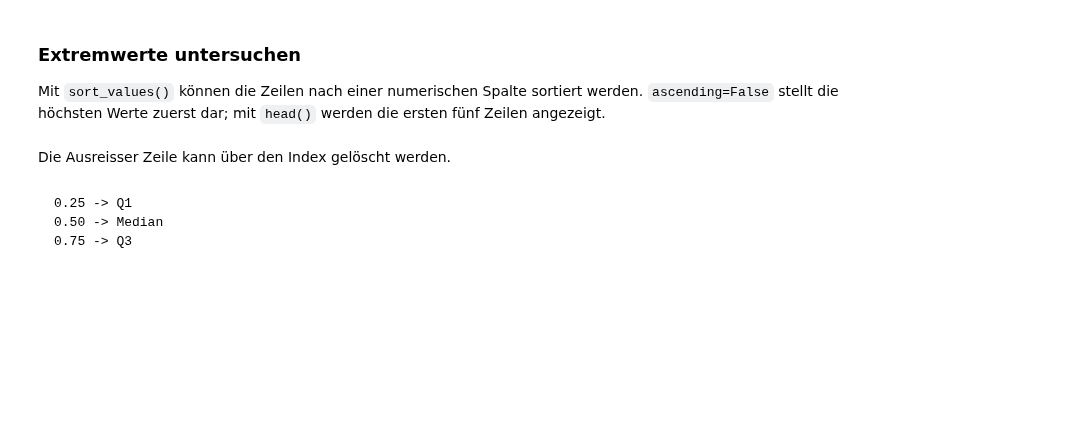
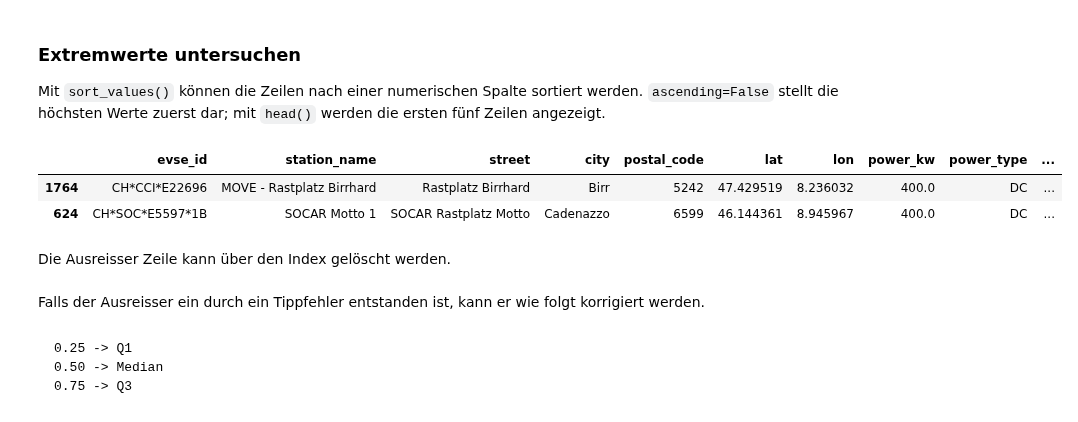
Before and after one commit to simonschmid30/DS_HS2026_LNW, a Jupyter notebook: Zusammenfassungen/Woche 5 – Explorative Datenanalyse.ipynb, the cells around one changed output. Cells and saved outputs as stored; diff of their text form; code cells hidden in the pictures; blank space fills up the shorter version.

```diff
--- a/Zusammenfassungen/Woche 5 – Explorative Datenanalyse.ipynb
+++ b/Zusammenfassungen/Woche 5 – Explorative Datenanalyse.ipynb
@@ -146,8 +160,14 @@ Wichtige Quantile:
 
 Mit `sort_values()` können die Zeilen nach einer numerischen Spalte sortiert werden. `ascending=False` stellt die höchsten Werte zuerst dar; mit `head()` werden die ersten fünf Zeilen angezeigt.
 # %%
-df.sort_values('power_kw', ascending=False).head()
+df.sort_values('power_kw', ascending=False).head(2)
+# %% [output]
+|  | evse_id | station_name | street | city | postal_code | lat | lon | power_kw | power_type | ... |
+| 1764 | CH*CCI*E22696 | MOVE - Rastplatz Birrhard | Rastplatz Birrhard | Birr | 5242 | 47.429519 | 8.236032 | 400.0 | DC | ... |
+| 624 | CH*SOC*E5597*1B | SOCAR Motto 1 | SOCAR Rastplatz Motto | Cadenazzo | 6599 | 46.144361 | 8.945967 | 400.0 | DC | ... |
 # %% [markdown]
 Die Ausreisser Zeile kann über den Index gelöscht werden.
 # %%
 df = df.drop(index=5).reset_index(drop=True)
+# %% [markdown]
+Falls der Ausreisser ein durch ein Tippfehler entstanden ist, kann er wie folgt korrigiert werden.
```
Also changed, not shown: parts of 22 cells of this notebook, 3 other files.
